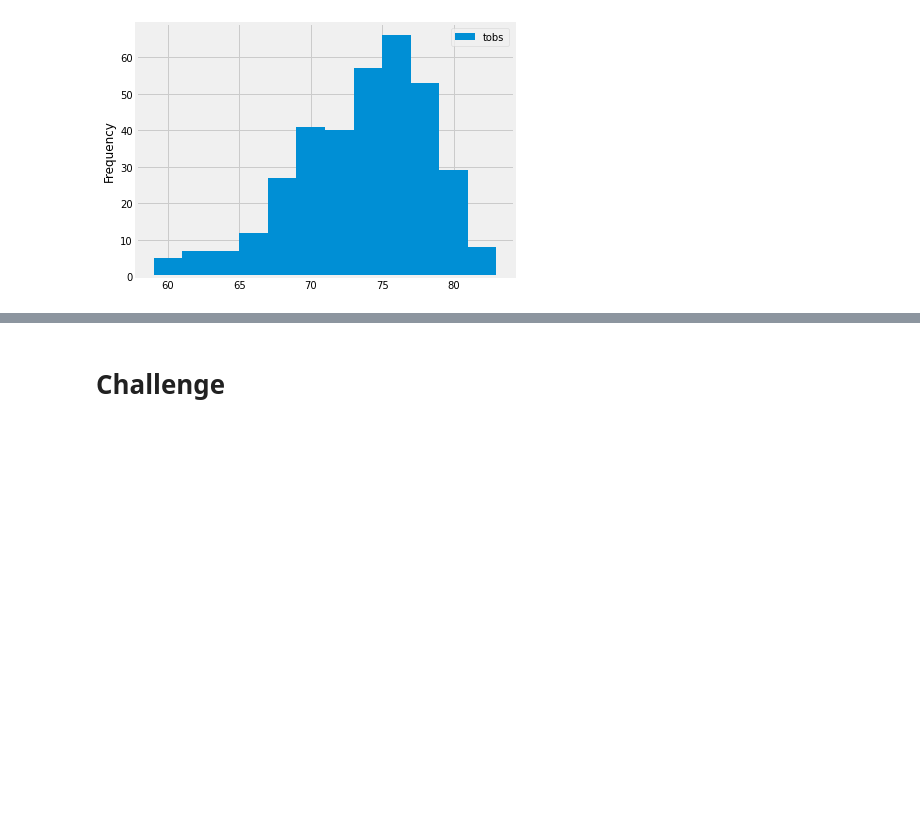
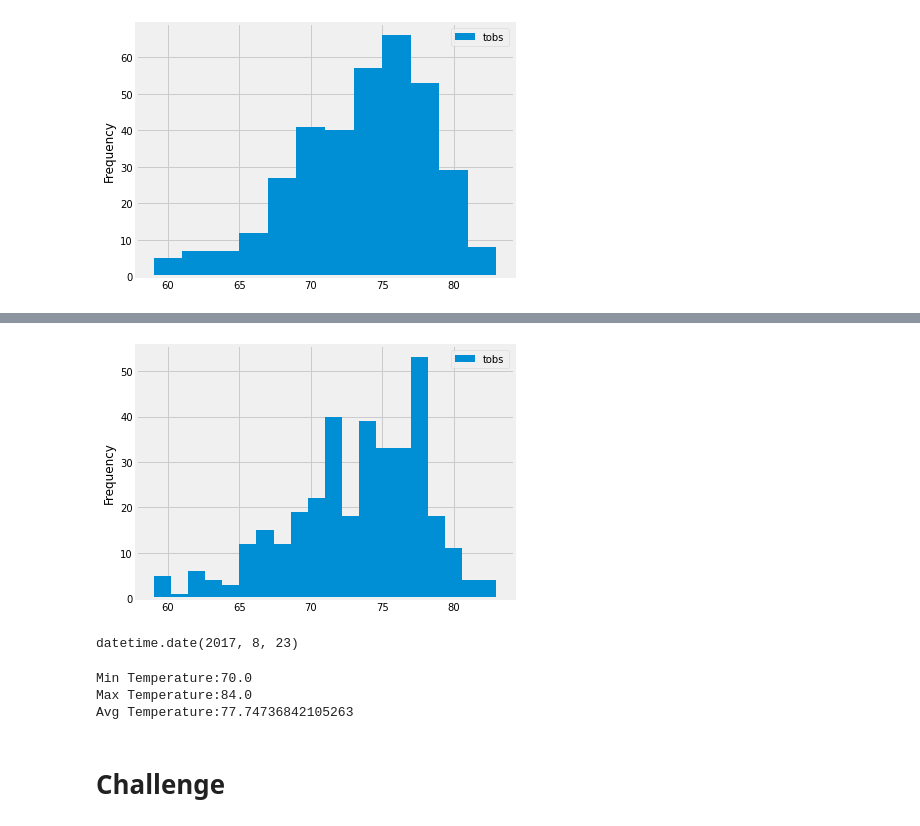
Before and after one commit to sanilveeravu/surfs_up, a Jupyter notebook: climate_analysis.ipynb, the cells around one changed output, grey strips where cells are left out. Saved outputs shown, nothing was run; the diff lists cells and outputs as text; code cells hidden in the pictures; blank space fills up the shorter version.

```diff
--- a/climate_analysis.ipynb
+++ b/climate_analysis.ipynb
@@ -184,2 +186,40 @@ plt.tight_layout()
+# %%
+df.plot.hist(bins=20)
+plt.tight_layout()
+# %% [output]
+[figure, added]
+# %%
+dt.datetime.strptime("2017-08-23", '%Y-%m-%d').date()
+# %% [output]
+datetime.date(2017, 8, 23)
+# %%
+# Write a function called `calc_temps` that will accept start date and end date in the format '%Y-%m-%d'
+# and return the minimum, average, and maximum temperatures for that range of dates
+def calc_temps(start_date_str,end_date_str):
+    try:
+        start_date=dt.datetime.strptime(start_date_str, '%Y-%m-%d').date()
+        end_date=dt.datetime.strptime(end_date_str, '%Y-%m-%d').date()
+        temp_results = session.query(func.min(Measurement.tobs),func.max(Measurement.tobs),func.avg(Measurement.tobs)).\
+        filter(Measurement.date>=start_date).\
+        filter(Measurement.date<=end_date).\
+        all()
+
+        min_temp=temp_results[0][0]
+        max_temp=temp_results[0][1]
+        avg_temp=temp_results[0][2]
+    except Exception as e:
+        print(e)
+
+    return min_temp,max_temp,avg_temp
+
+min_temp,max_temp,avg_temp = calc_temps('2016-09-01','2016-09-30')
+
+print(f"Min Temperature:{min_temp}")
+print(f"Max Temperature:{max_temp}")
+print(f"Avg Temperature:{avg_temp}")
+# %% [output]
+Min Temperature:70.0
+Max Temperature:84.0
+Avg Temperature:77.74736842105263
 # %% [markdown]
 # Challenge
```
Also changed, not shown: parts of 2 cells of this notebook, 1 other file.
